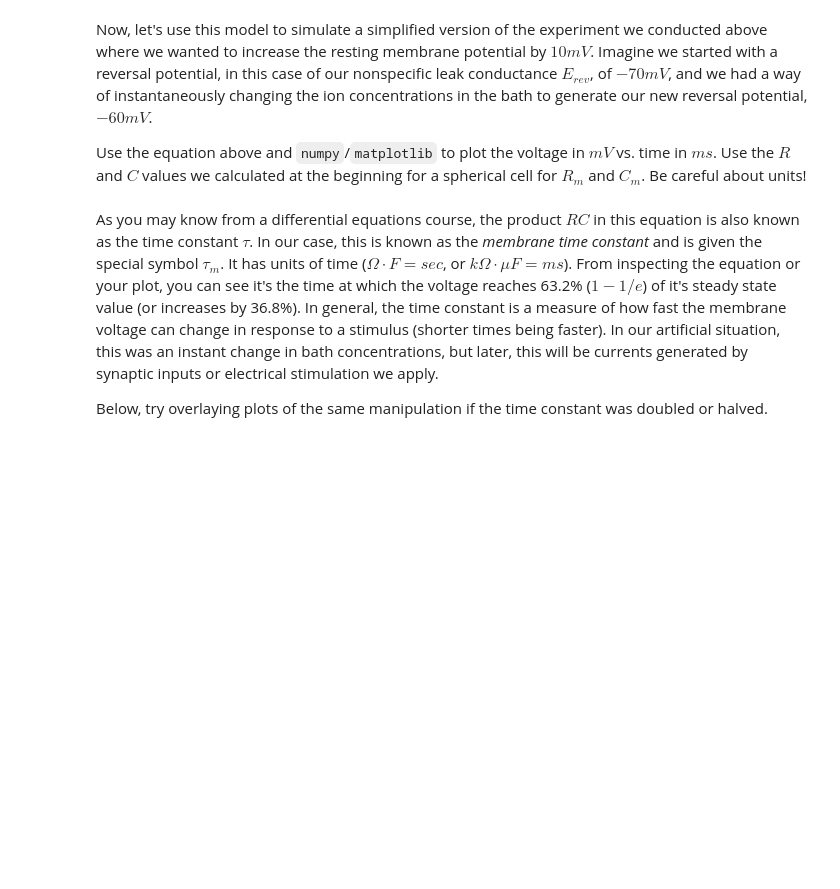
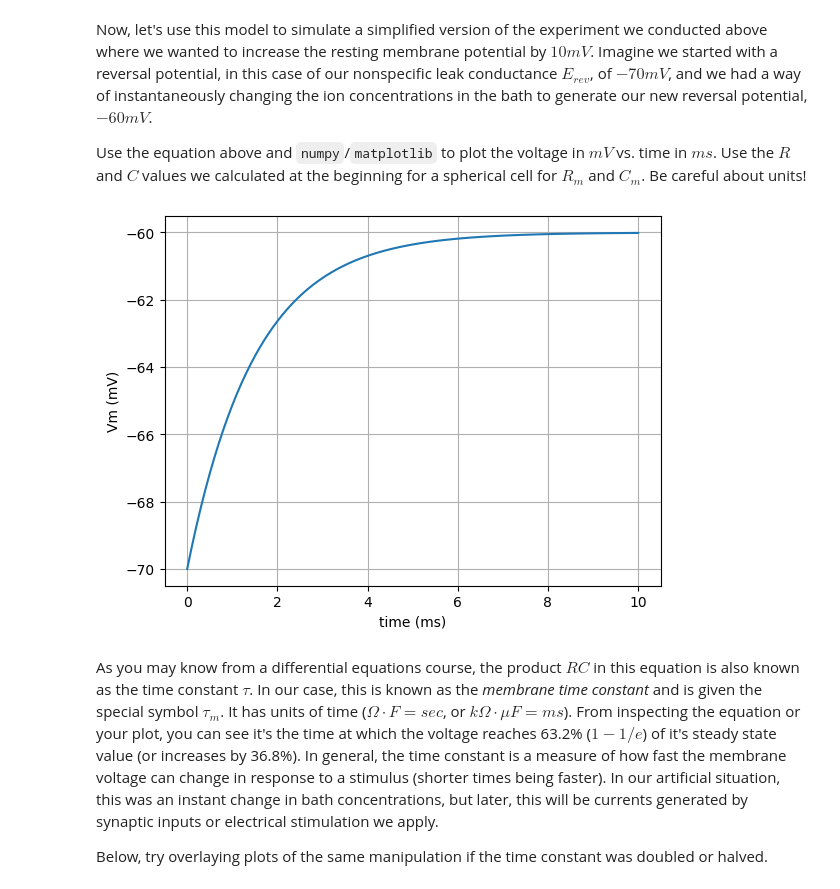
Before and after one commit to lw-miles24/3-CompModNervSys-NernstVm, a Jupyter notebook: CompModNervSys_exercise3.ipynb, the cells around one changed output. Saved outputs shown, nothing was run; the diff lists cells and outputs as text; code cells hidden in the pictures; blank space fills up the shorter version.

```diff
--- a/CompModNervSys_exercise3.ipynb
+++ b/CompModNervSys_exercise3.ipynb
@@ -264,15 +294,24 @@ Now, let's use this model to simulate a simplified version of the experiment we
 
 Use the equation above and `numpy`/`matplotlib` to plot the voltage in $mV$ vs. time in $ms$. Use the $R$ and $C$ values we calculated at the beginning for a spherical cell for $R_{m}$ and $C_{m}$. Be careful about units!
 # %%
-t = np.linspace(# your code goes here) # time in seconds
-Vm = # your code goes here # membrane voltage in mV
+t = np.linspace(0,0.01,101) # time in seconds
+
+# from above: R_m = 1500.0 Ohms * cm^2; C_m = 1.0 uF/cm^2
+
+def Vm_RC_circuit_model(E_rev, V_0, t):
+
+  return (V_0 - E_rev) * np.e ** (-t / (R_m * (C_m / 1e6))) + E_rev # 1e6 for microFarads unit correction
+
+Vm = Vm_RC_circuit_model(-60,-70,t) # membrane voltage in mV
 
 fig = plt.figure()
 ax = fig.add_subplot(111)
 ax.plot(t*1e3,Vm)
 ax.set_xlabel('time (ms)')
 ax.set_ylabel('Vm (mV)')
 ax.grid(visible=True)
+# %% [output]
+[figure, added]
 # %% [markdown]
 As you may know from a differential equations course, the product $RC$ in this equation is also known as the time constant $\tau$. In our case, this is known as the *membrane time constant* and is given the special symbol $\tau_{m}$. It has units of time ($\Omega \cdot F = sec$, or $k\Omega \cdot \mu F = ms$). From inspecting the equation or your plot, you can see it's the time at which the voltage reaches 63.2% ($1-1/e$) of it's steady state value (or increases by 36.8%). In general, the time constant is a measure of how fast the membrane voltage can change in response to a stimulus (shorter times being faster). In our artificial situation, this was an instant change in bath concentrations, but later, this will be currents generated by synaptic inputs or electrical stimulation we apply.
 
```
Also changed, not shown: parts of 12 cells of this notebook.
